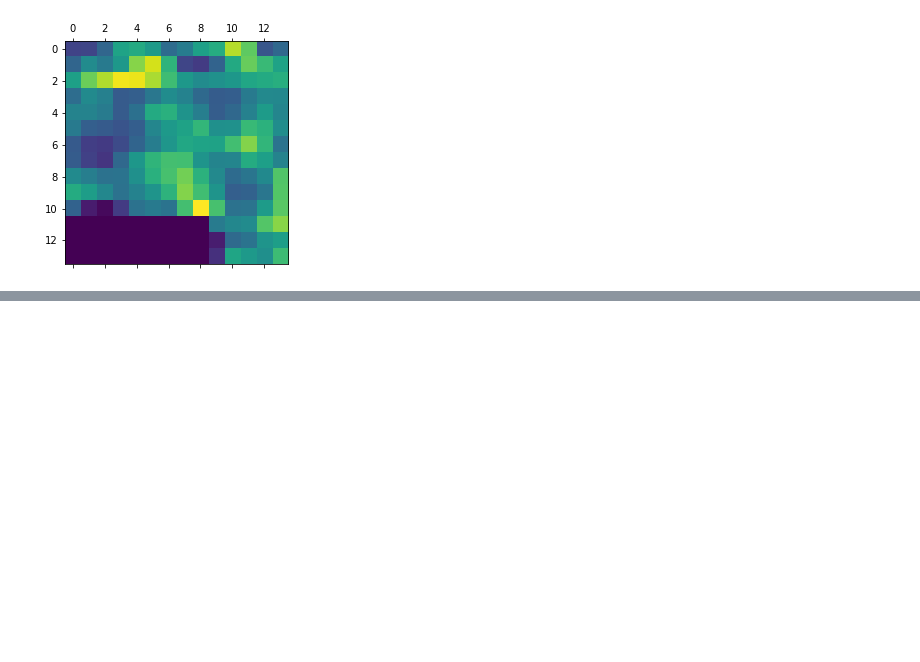
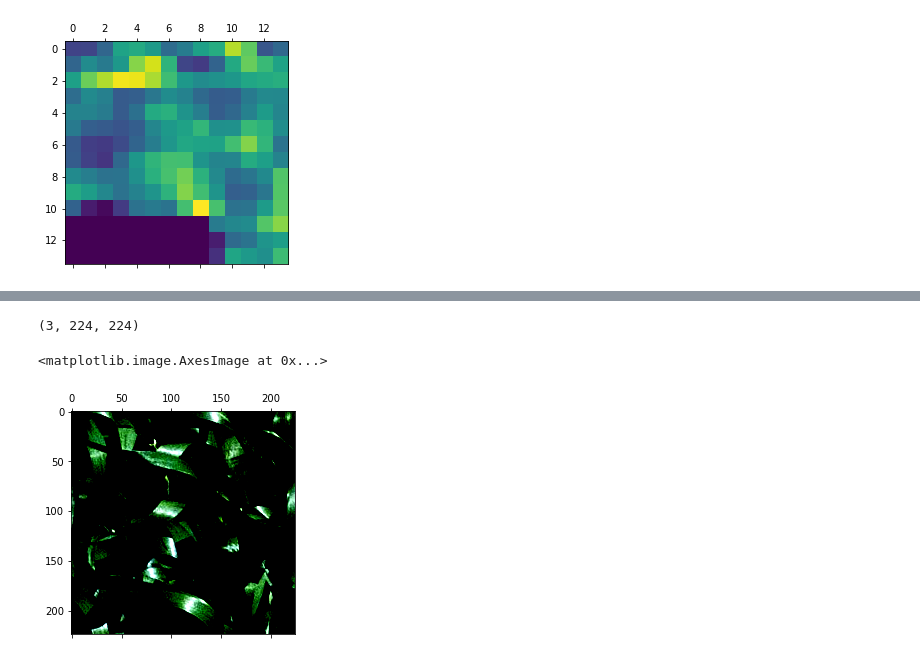
Before and after one commit to matthewrberning/wheat-awn-classification-multiyear, a Jupyter notebook: notebooks/class_activation_mapping.ipynb, the cells around one changed output, grey strips where cells are left out. Cells and saved outputs as stored; diff of their text form; code cells hidden in the pictures; blank space fills up the shorter version.

```diff
--- a/notebooks/class_activation_mapping.ipynb
+++ b/notebooks/class_activation_mapping.ipynb
@@ -445,0 +548,15 @@ cv2.imwrite('./map.jpg', superimposed_img)
+# %%
+tensor = img
+tensor = tensor.squeeze()
+
+image = tensor.clone().detach().cpu().numpy()
+print(image.shape)
+#re order the dimensionality for matplotlib
+image = image.transpose(1, 2, 0)
+
+image = image.clip(0,1)
+plt.matshow(image)
+# %% [output]
+(3, 224, 224)
+<matplotlib.image.AxesImage at 0x...>
+[figure, added]
```
Also changed, not shown: parts of 22 cells of this notebook.
